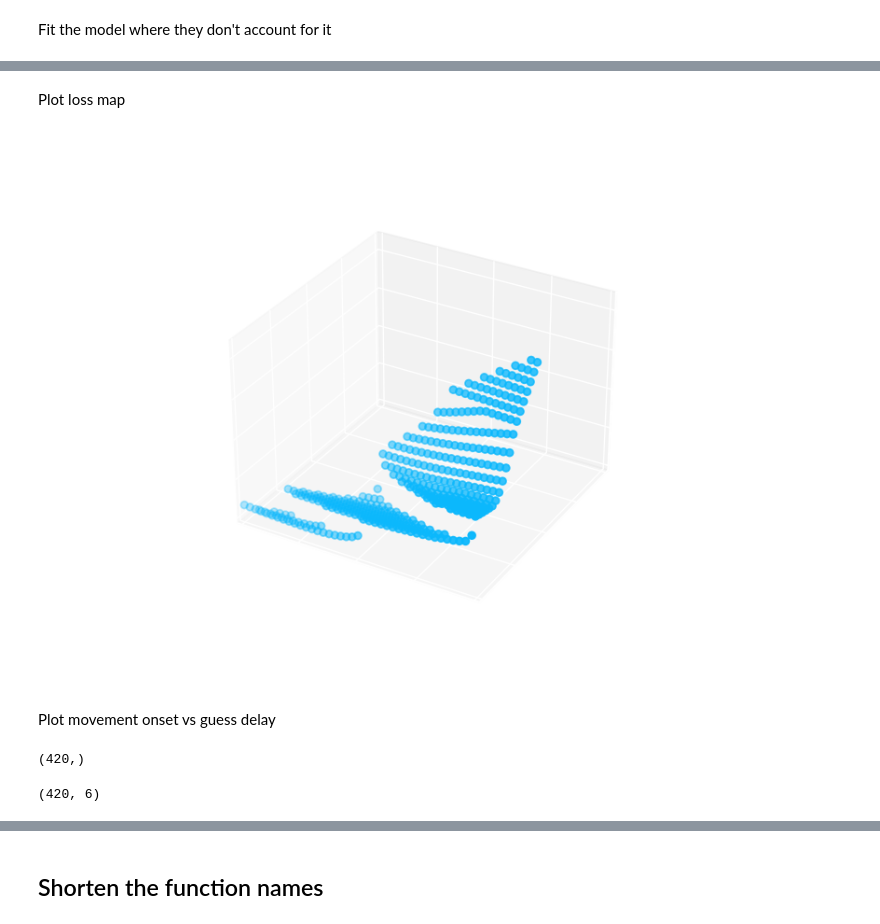
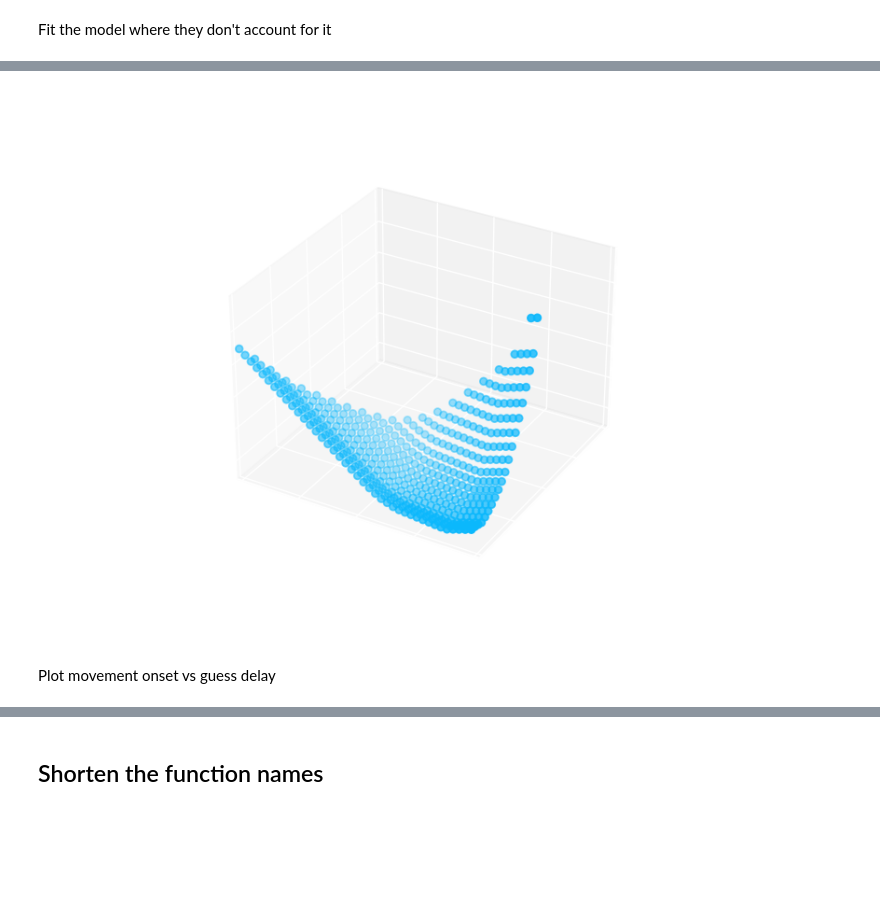
Before and after one commit to SethSullivan/MatchPennies-Agent-Expirement, a Jupyter notebook: scripts/optimal_model/Optimal_Stopping_Model_Compare_No_Switch_Cost_To_Switch_Cost_Only_Optimals.ipynb, the cells around one changed output, grey strips where cells are left out. Saved outputs shown, nothing was run; the diff lists cells and outputs as text; code cells hidden in the pictures; blank space fills up the shorter version.

```diff
--- a/scripts/optimal_model/Optimal_Stopping_Model_Compare_No_Switch_Cost_To_Switch_Cost_Only_Optimals.ipynb
+++ b/scripts/optimal_model/Optimal_Stopping_Model_Compare_No_Switch_Cost_To_Switch_Cost_Only_Optimals.ipynb
@@ -100,16 +98,18 @@ if True:
     #     np.nanmedian(group.player_perc_indecisions,axis=0)/100,
     #     ]
     # )
+
     # metric_keys = ['wtd_leave_time','prob_win','prob_incorrect','prob_indecision']
     # group.predict_stopping_times(model_known_switch.inputs.gamble_delay["true"])
     behavior_targets = np.array(
         [
-            [np.nanmedian(np.nanmedian(group.movement_metrics.movement_onset_times('task'), axis=2), axis=0)],
-            [np.nanmedian(iqr(group.movement_metrics.movement_onset_times('task'), axis=2), axis=0)],
+            np.nanmedian(np.nanmedian(group.movement_metrics.movement_onset_times('task'), axis=2), axis=0),
+            np.nanmedian(iqr(group.movement_metrics.movement_onset_times('task'), axis=2), axis=0),
         ]
     )
     behavior_metric_keys = ["wtd_leave_time", "wtd_leave_time_iqr"]
 
+    # UNUSED, gonna use behavior metrics and watch the results fall out
     results_targets = np.array([[np.nanmedian(group.score_metrics.score_metric('indecisions')/it.num_blocks, axis=0)]])
     results_metric_keys = ["prob_indecision"]
 # %%
@@ -261,43 +264,35 @@ AttributeError: 'ModelFitting' object has no attribute 'models'
-# %% [markdown]
-Plot loss map
 # %%
-%matplotlib widget
-#* Set model fit object
-fit_object = model_fit_object_known
 
-if fit_object.parameter_arr.squeeze().ndim==1:
-    plt.ioff()
-    params = np.array(fit_object.parameter_arr)
-    loss = fit_object.loss_store
-    fig = plt.figure()
-    ax = fig.add_subplot()
-    ax.scatter(params, loss)
-    ax.set_xlabel('Guess Delay')
-    ax.set_ylabel('Loss')
-    ax.set_ylim(0,6)
-    plt.show()
-else:
-    plt.ion()
-    params = np.array(fit_object.parameter_arr)
-    loss = fit_object.loss_store
-    fig = plt.figure()
-    ax = fig.add_subplot(projection='3d')
-    ax.scatter(params[:,0], params[:,1], loss)
-    ax.set_xlabel('Guess Delay')
-    ax.set_ylabel('Guess SD')
-    ax.set_xlim(0, 200)
-    ax.set_ylim(0, 200)
-    plt.show()
+if True:
+    %matplotlib widget
+    #* Set model fit object
+    fit_object = model_fit_object_unknown
+
+    if fit_object.parameter_arr.squeeze().ndim==1:
+        plt.ioff()
+        params = np.array(fit_object.parameter_arr)
+        loss = fit_object.loss_store
+        fig = plt.figure()
+        ax = fig.add_subplot()
+        ax.scatter(params, loss)
+        ax.set_xlabel('Guess Delay')
+        ax.set_ylabel('Loss')
+        ax.set_ylim(0,6)
+        plt.show()
+    else:
+        plt.ion()
+        params = np.array(fit_object.parameter_arr)
+        loss = fit_object.loss_store
+        fig = plt.figure()
+        ax = fig.add_subplot(projection='3d')
+        ax.scatter(params[:,0], params[:,1], loss)
+        ax.set_xlabel('Guess Delay')
+        ax.set_ylabel('Guess SD')
+        ax.set_xlim(0, 200)
+        ax.set_ylim(0, 200)
+        plt.show()
 # %% [output]
-[figure, old version]
+[figure, new version]
 # %% [markdown]
 Plot movement onset vs guess delay
-# %%
-params.shape
-# %% [output]
-(420,)
-# %%
-model_fit_object_known.leave_time_store.shape
-# %% [output]
-(420, 6)
 # %%
```
Also changed, not shown: parts of 33 cells of this notebook.
